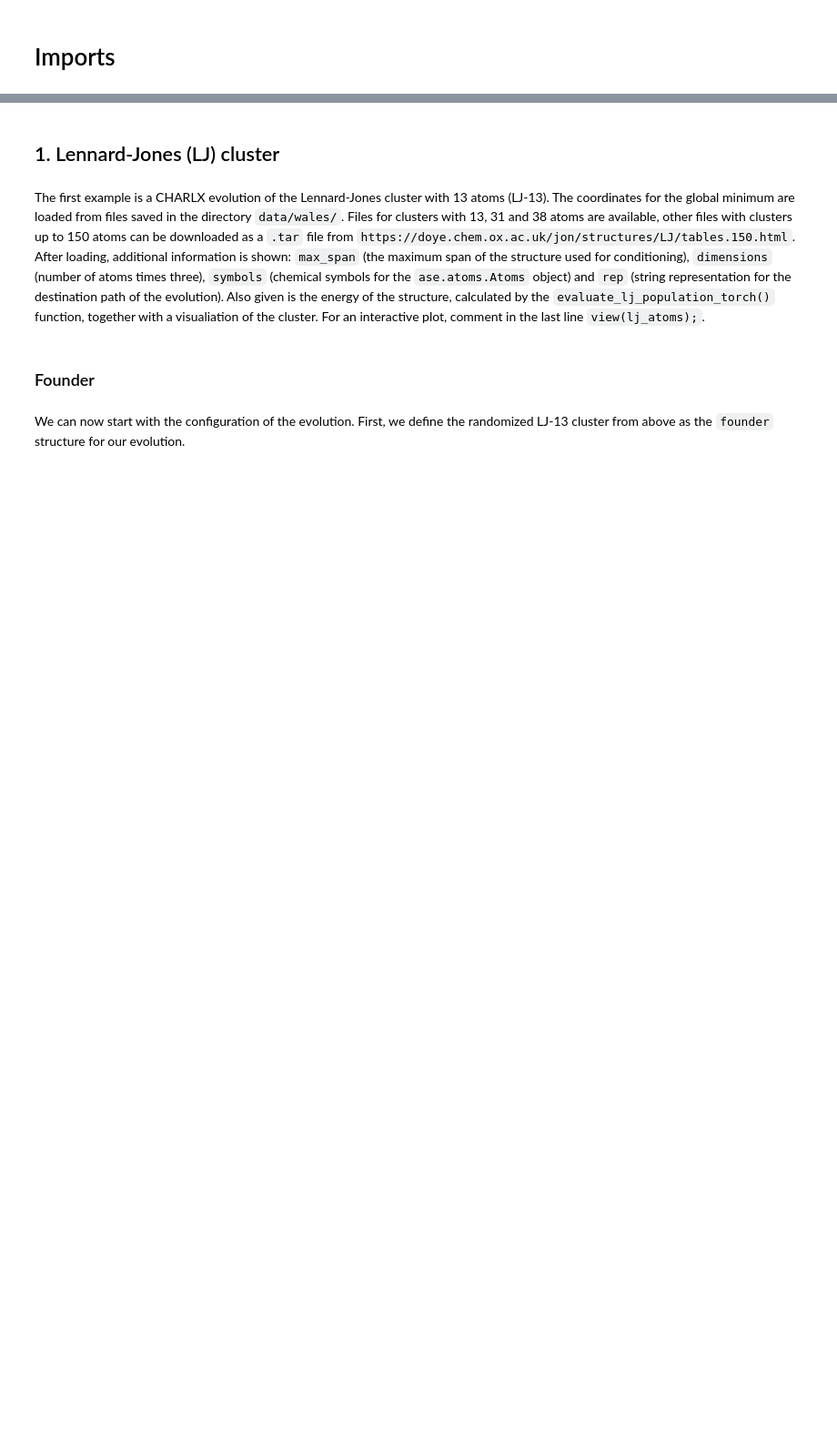
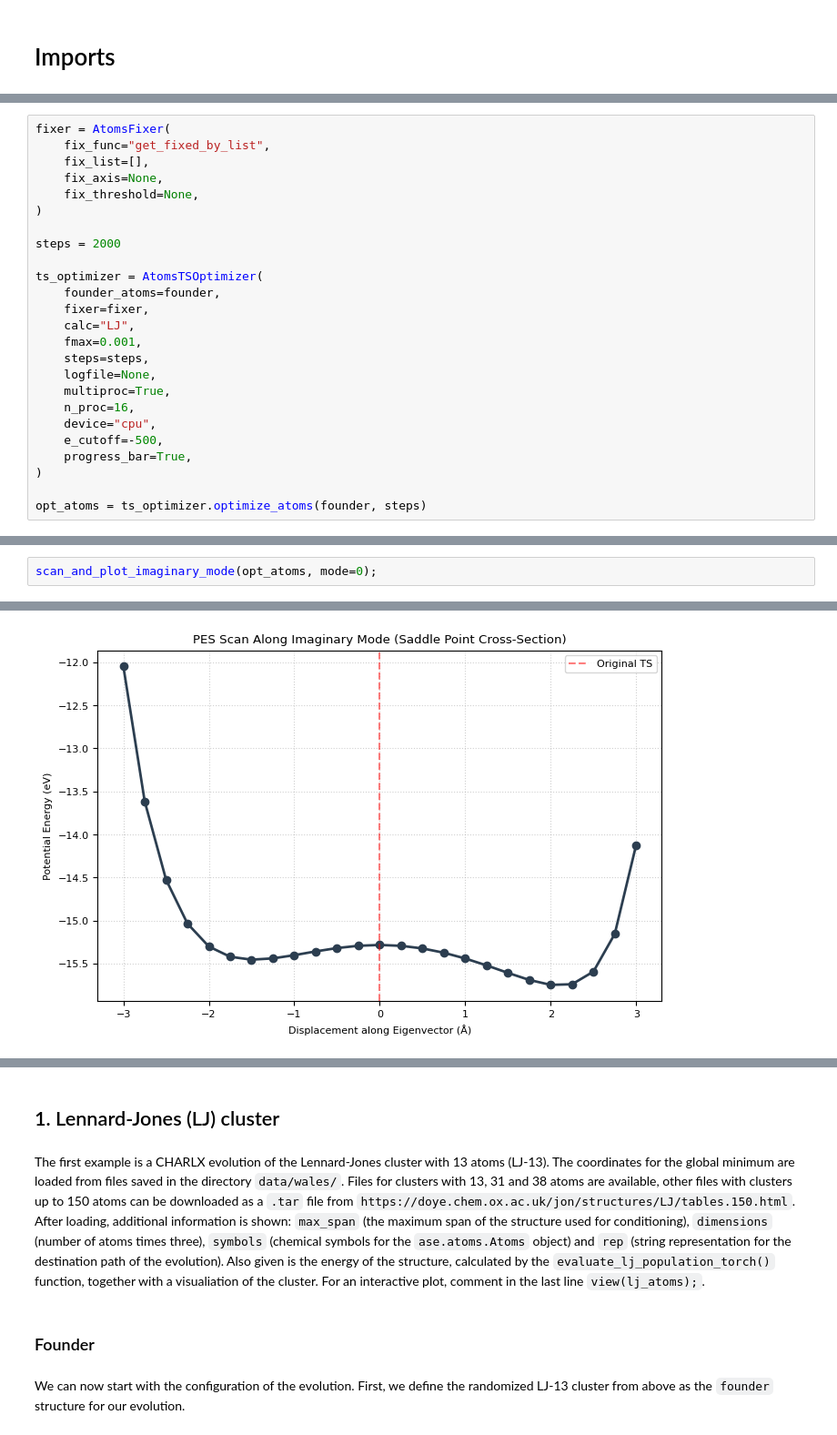
Before and after one commit to cimun/charlx_ts, a Jupyter notebook: test_run.ipynb, the cells around one changed output, grey strips where cells are left out. Shown at 91% size. Saved outputs shown, nothing was run; the diff lists cells and outputs as text; blank space fills up the shorter version.

Commit message:
add analyzing func

```diff
--- a/test_run.ipynb
+++ b/test_run.ipynb
@@ -46,0 +267,25 @@ cuequivariance or cuequivariance_torch is not available. Cuequivariance accelera
+# %%
+fixer = AtomsFixer(
+    fix_func="get_fixed_by_list",
+    fix_list=[],
+    fix_axis=None,
+    fix_threshold=None,
+)
+
+steps = 2000
+
+ts_optimizer = AtomsTSOptimizer(
+    founder_atoms=founder,
+    fixer=fixer,
+    calc="LJ",
+    fmax=0.001,
+    steps=steps,
+    logfile=None,
+    multiproc=True,
+    n_proc=16,
+    device="cpu",
+    e_cutoff=-500,
+    progress_bar=True,
+)
+
+opt_atoms = ts_optimizer.optimize_atoms(founder, steps)
@@ -46,0 +309,3 @@ cuequivariance or cuequivariance_torch is not available. Cuequivariance accelera
+# %%
+scan_and_plot_imaginary_mode(opt_atoms, mode=0);
+# %% [output]
@@ -46,0 +329 @@ cuequivariance or cuequivariance_torch is not available. Cuequivariance accelera
+[figure, added]
```
Also changed, not shown: parts of 23 cells of this notebook.
